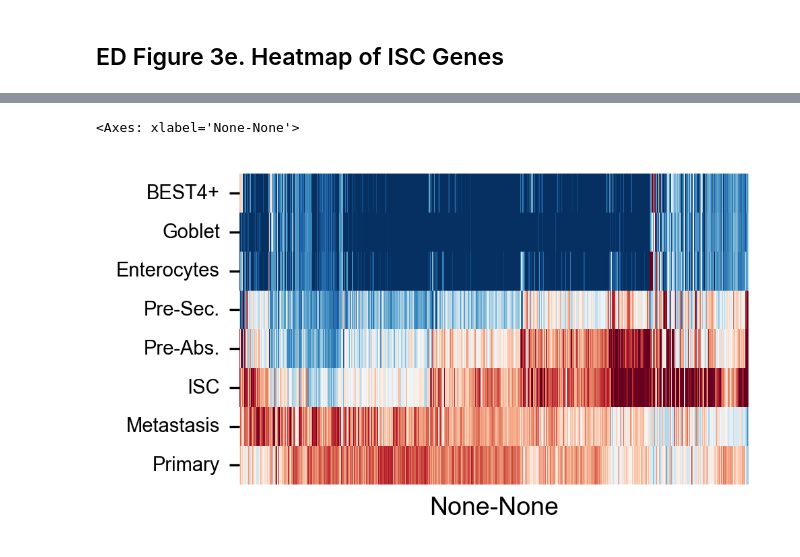
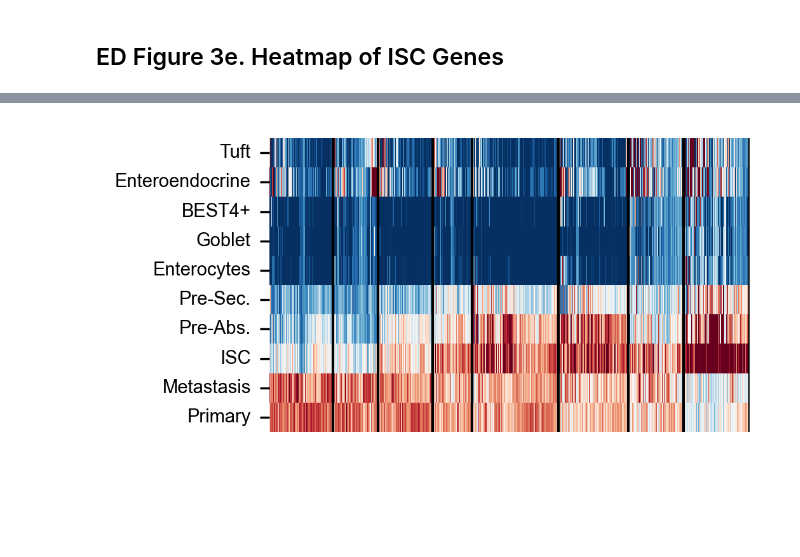
Before and after one commit to dpeerlab/progressive-plasticity-crc-metastasis, a Jupyter notebook: notebooks/ED_Figure_3.ipynb, the cells around one changed output, grey strips where cells are left out. Cells and saved outputs as stored; diff of their text form; code cells hidden in the pictures; blank space fills up the shorter version.

Commit message:
ED figure 3

```diff
--- a/notebooks/ED_Figure_3.ipynb
+++ b/notebooks/ED_Figure_3.ipynb
@@ -153,17 +110,41 @@ isc_degs_summary.rename(abbreviations, axis=1, inplace=True)
+# %%
+# Order for plot
+cell_type_order = [
+    'Tuft',
+    'Enteroendocrine',
+    'Enterocytes (BEST4+)',
+    'Goblet',
+    'Enterocytes',
+    'Secretory Precursor',
+    'Absorptive Precursor',
+    'ISC',
+    'Metastasis',
+    'Primary Tumor',
+]
+# %%
+# Reorder
+row_order = []
+for name, group in isc_degs_summary.groupby('Cluster', observed=True):
+    lkg = linkage(group, method="single")
+    leaves = dendrogram(lkg, no_plot=True)['leaves']
+    row_order += group.index[leaves].to_list()
+isc_degs_summary = isc_degs_summary.loc[row_order, cell_type_order]
+isc_degs_summary.rename(abbreviations, axis=1, inplace=True)
 # %%
 # Draw heatmap
 fig, ax = plt.subplots(
     1,1,
     figsize=(3.25, 2)
 )
 sns.heatmap(
     isc_degs_summary.T,
     vmin=-1, vmax=1,
     cmap="RdBu_r",
     ax=ax, cbar=False,
     yticklabels=True,
     xticklabels=False,
 )
+for v in vlines:
+    ax.axvline(v, lw=1, color='k')
 # %% [output]
-<Axes: xlabel='None-None'>
-[figure, old version]
+[figure, new version]
```
Also changed, not shown: parts of 15 cells of this notebook.
